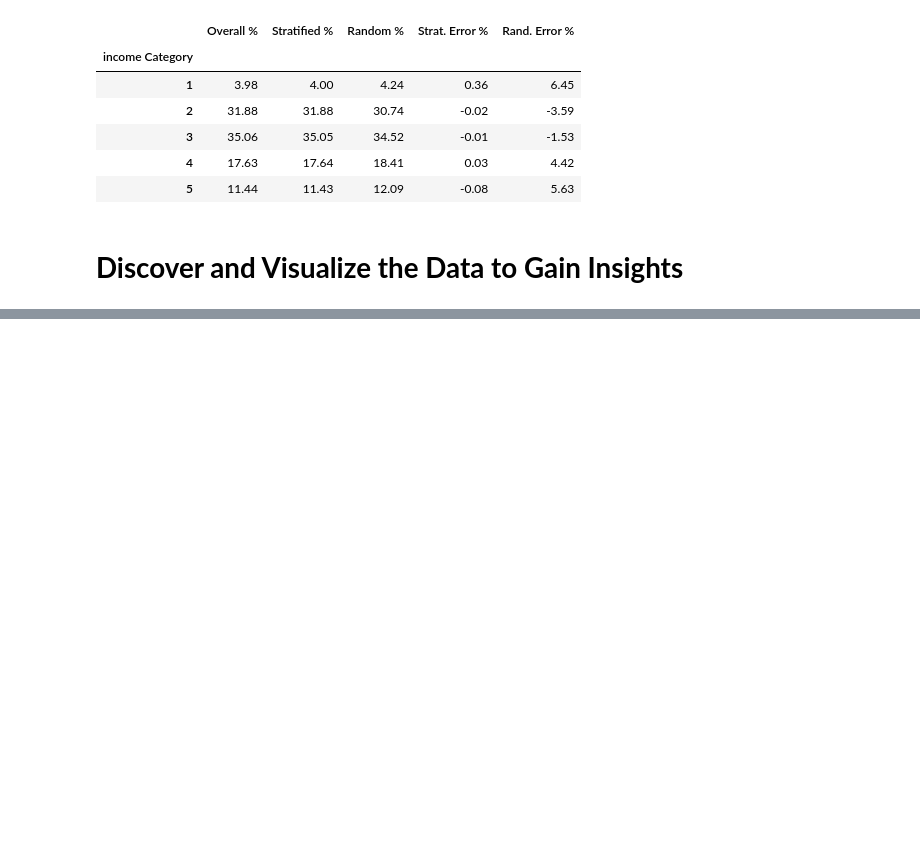
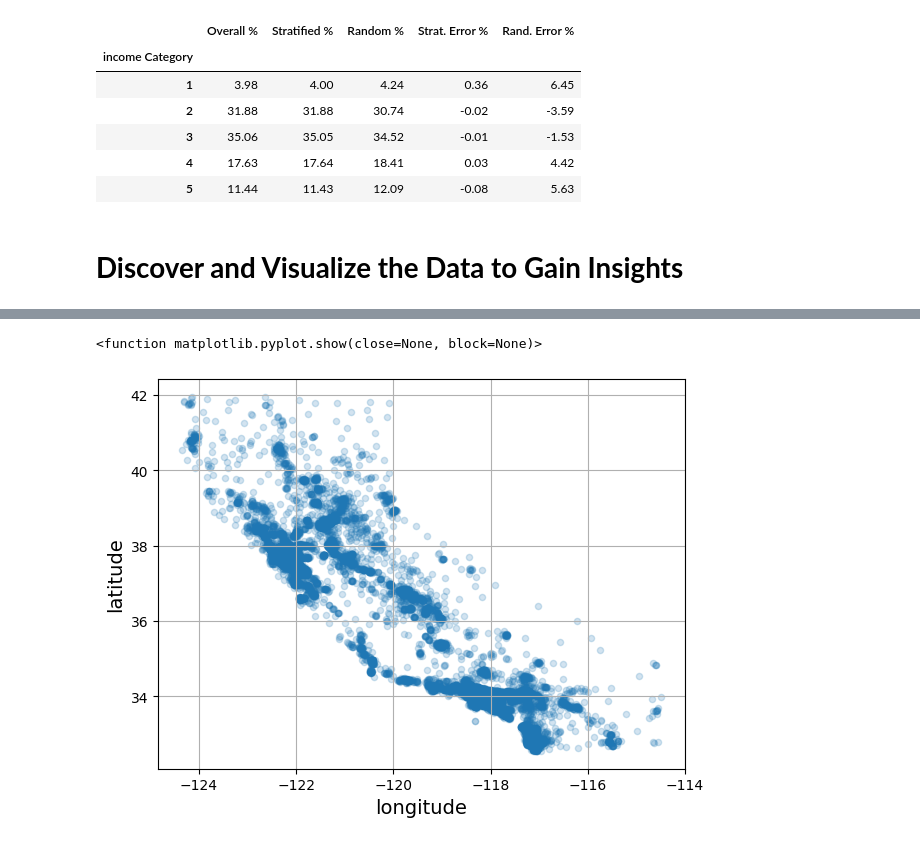
Before and after one commit to Saifullah785/hands-on-ml-notes-practice, a Jupyter notebook: chapter_02_end_to_end_machine_learning_project.ipynb, the cells around one changed output, grey strips where cells are left out. Cells and saved outputs as stored; diff of their text form; code cells hidden in the pictures; blank space fills up the shorter version.

```diff
--- a/chapter_02_end_to_end_machine_learning_project.ipynb
+++ b/chapter_02_end_to_end_machine_learning_project.ipynb
@@ -344,0 +369,9 @@ for set_ in (strat_train_set, strat_test_set):
+# %%
+# Create a scatter plot of longitude vs. latitude with increased transparency
+housing.plot(kind='scatter', x='longitude', y='latitude', alpha=0.2, grid=True)
+save_fig('better_visualization_plot') # extra code
+
+plt.show
+# %% [output]
+<function matplotlib.pyplot.show(close=None, block=None)>
+[figure, added]
```
Also changed, not shown: parts of 14 cells of this notebook.
